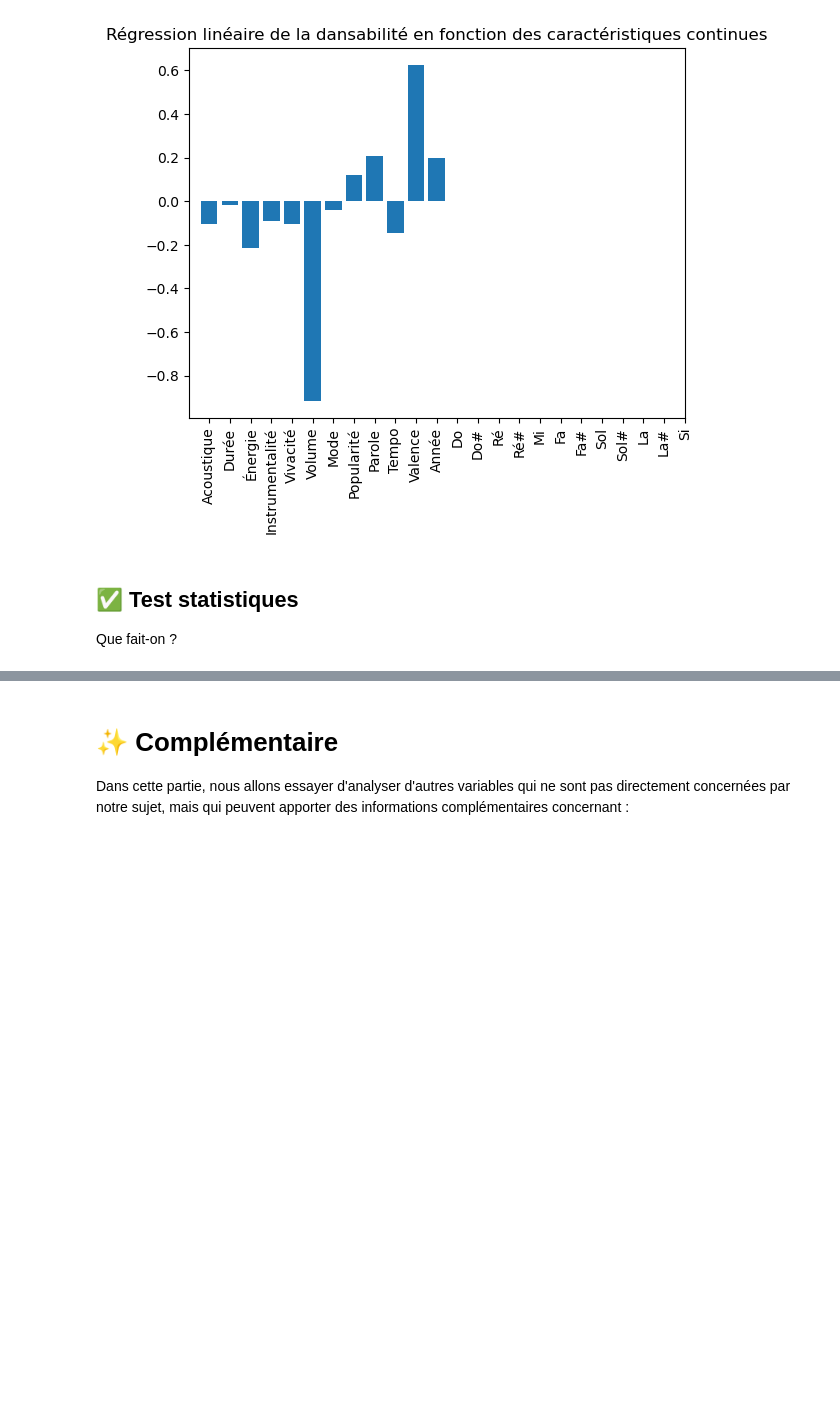
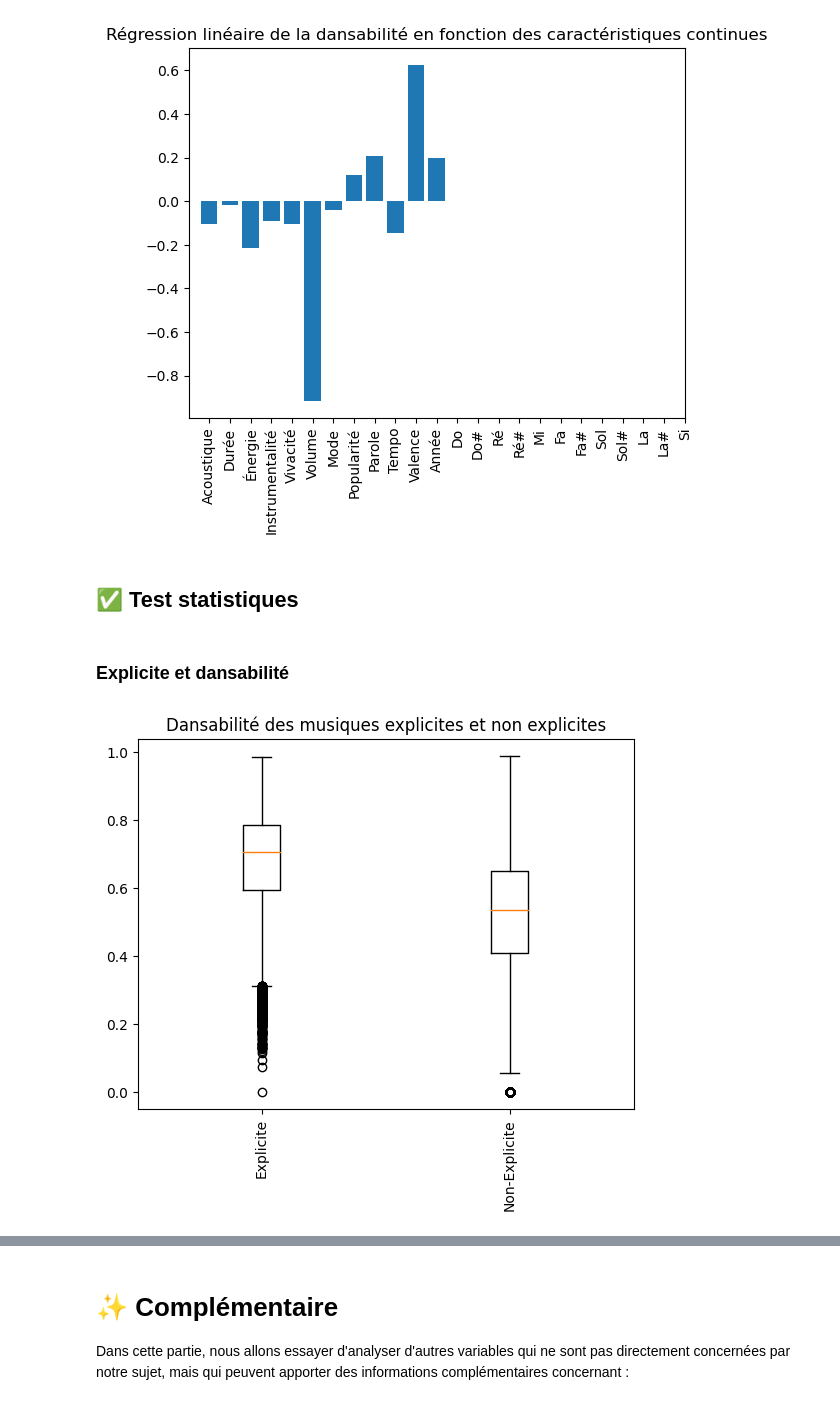
Before and after one commit to AlixANNERAUD/Music_danceability_prediction, a Jupyter notebook: Projet.ipynb, the cells around one changed output, grey strips where cells are left out. Cells and saved outputs as stored; diff of their text form; code cells hidden in the pictures; blank space fills up the shorter version.

Commit message:
Début du T-test entre explicite et dansabilité

```diff
--- a/Projet.ipynb
+++ b/Projet.ipynb
@@ -550,5 +547,17 @@ Le R2 de la régression linéaire sans nettoyage est de 0.4718249680921769.
 [figure]
 # %% [markdown]
 ## ✅ Test statistiques
-
-Que fait-on ?
+# %% [markdown]
+### Explicite et dansabilité
+# %%
+#Séparation de la dansibilité des musiques explicites et celle des musiques non-explicites
+dansabilité_explicite = Data[Data[:,5] == True, 2]
+dansabilité_non_explicite = Data[Data[:,5] == False, 2]
+Boxplot_Data = [dansabilité_explicite,dansabilité_non_explicite]
+plt.boxplot(Boxplot_Data)
+plt.title("Dansabilité des musiques explicites et non explicites")
+plt.xticks([1, 2], ["Explicite","Non-Explicite"], rotation='vertical')
+plt.savefig("./Images/Boîte à moustaches de la dansabilité des musiques explicites et non-explicites.svg")
+plt.show()
+# %% [output]
+[figure, added]
```
Also changed, not shown: parts of 11 cells of this notebook, 1 other file.
